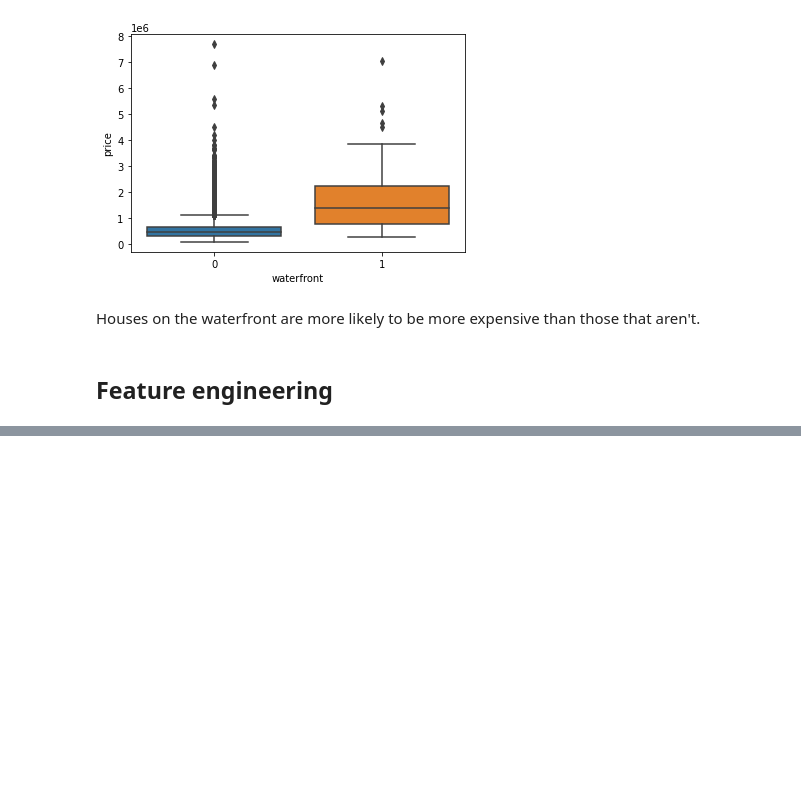
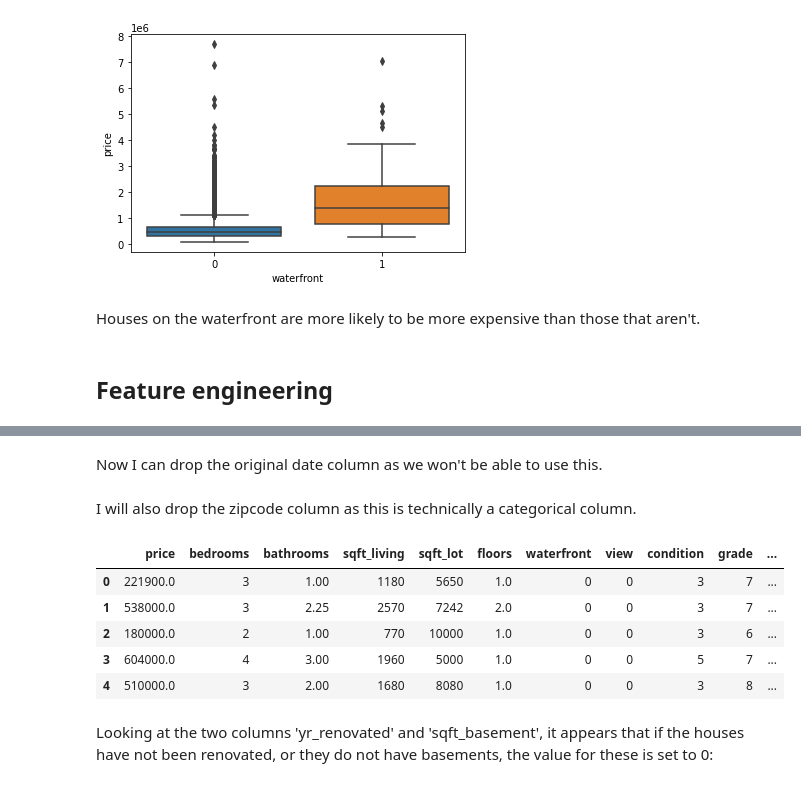
Before and after one commit to pritzp33/housing_TensorFlow_regression, a Jupyter notebook: KC Housing - TensorFlow Regression.ipynb, the cells around one changed output, grey strips where cells are left out. Saved outputs shown, nothing was run; the diff lists cells and outputs as text; code cells hidden in the pictures; blank space fills up the shorter version.

```diff
--- a/KC Housing - TensorFlow Regression.ipynb
+++ b/KC Housing - TensorFlow Regression.ipynb
@@ -168,0 +193,23 @@ Houses on the waterfront are more likely to be more expensive than those that ar
+# %%
+df['month'] = df['date'].apply(lambda x:x.month)
+# %%
+df['year'] = df['date'].apply(lambda x:x.year)
+# %% [markdown]
+Now I can drop the original date column as we won't be able to use this.
+# %%
+df = df.drop('date',axis=1)
+# %% [markdown]
+I will also drop the zipcode column as this is technically a categorical column.
+# %%
+df = df.drop('zipcode',axis=1)
+# %%
+df.head()
+# %% [output]
+|  | price | bedrooms | bathrooms | sqft_living | sqft_lot | floors | waterfront | view | condition | grade | ... |
+| 0 | 221900.0 | 3 | 1.00 | 1180 | 5650 | 1.0 | 0 | 0 | 3 | 7 | ... |
+| 1 | 538000.0 | 3 | 2.25 | 2570 | 7242 | 2.0 | 0 | 0 | 3 | 7 | ... |
+| 2 | 180000.0 | 2 | 1.00 | 770 | 10000 | 1.0 | 0 | 0 | 3 | 6 | ... |
+| 3 | 604000.0 | 4 | 3.00 | 1960 | 5000 | 1.0 | 0 | 0 | 5 | 7 | ... |
+| 4 | 510000.0 | 3 | 2.00 | 1680 | 8080 | 1.0 | 0 | 0 | 3 | 8 | ... |
+# %% [markdown]
+Looking at the two columns 'yr_renovated' and 'sqft_basement', it appears that if the houses have not been renovated, or they do not have basements, the value for these is set to 0:
```
Also changed, not shown: parts of 12 cells of this notebook.
